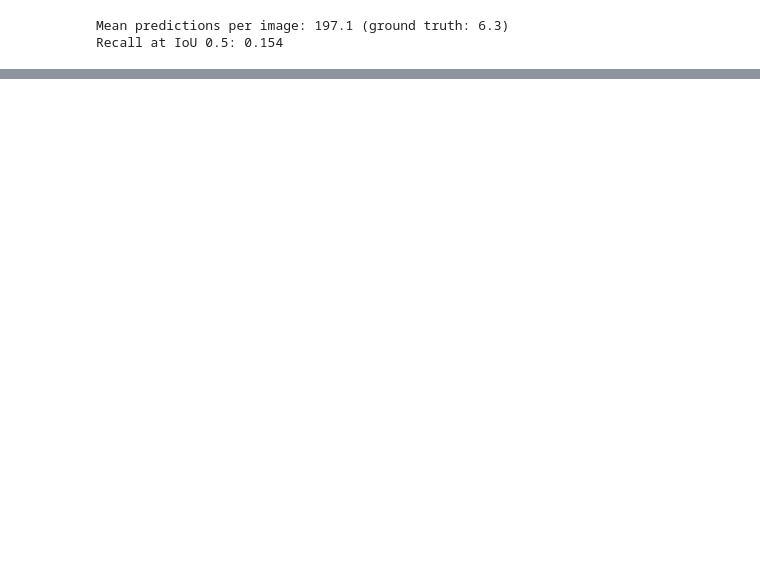
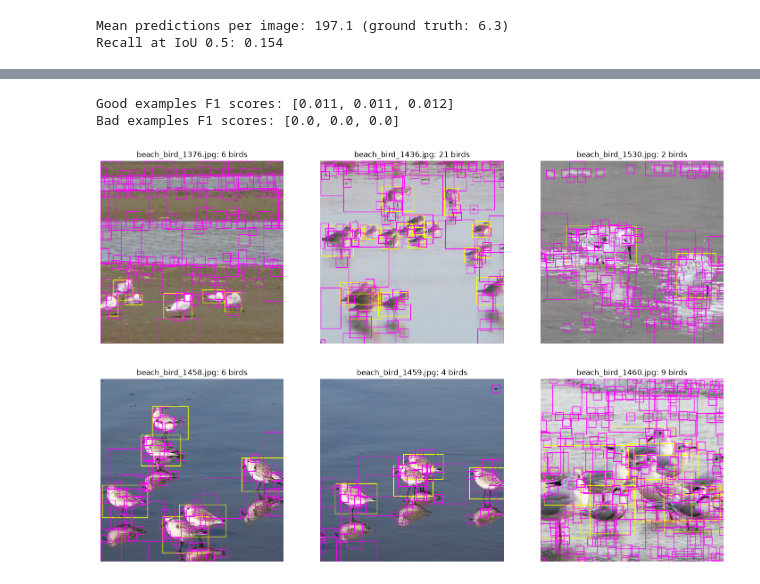
Before and after one commit to AIS170/CompVis, a Jupyter notebook: traditional_method.ipynb, the cells around one changed output, grey strips where cells are left out. Cells and saved outputs as stored; diff of their text form; code cells hidden in the pictures; blank space fills up the shorter version.

Commit message:
Updated method for gathering good and poor examples

```diff
--- a/traditional_method.ipynb
+++ b/traditional_method.ipynb
@@ -134,0 +91,64 @@ show_plt(worst_samples, worst_predictions, 3)
+# %%
+# Calculate F1 for each validation image.
+f1_scores = []
+
+for img_idx, ((pred_boxes, pred_scores), gt_boxes) in enumerate(zip(val_predictions, val_GT_boxes)):
+    matched_gt = np.zeros(len(gt_boxes), dtype=bool)
+    matches = 0
+
+    # Highest confidence predictions claim GT boxes first
+    for pred_idx in np.argsort(-pred_scores):
+        if len(gt_boxes) == 0:
+            break
+
+        iou_scores = calc_iou(pred_boxes[pred_idx], gt_boxes)
+        iou_scores[matched_gt] = 0
+        best_match_idx = int(iou_scores.argmax())
+
+        if iou_scores[best_match_idx] >= 0.5:
+            matched_gt[best_match_idx] = True
+            matches += 1
+
+    false_pos = len(pred_boxes) - matches
+    false_neg = len(gt_boxes) - matches
+    denom = 2 * matches + false_pos + false_neg
+    f1 = 1.0 if denom == 0 else 2 * matches / denom
+    f1_scores.append((f1, img_idx))
+
+f1_scores.sort()
+
+# Take 3 good and 3 bad examples from around the 80th and 20th percentiles so that we aren't using extreme outliers
+good_pos = int(0.8 * len(f1_scores))
+bad_pos = int(0.2 * len(f1_scores))
+
+best_img_idxs = []
+for _, img_idx in f1_scores[good_pos - 1:good_pos + 2]:
+    best_img_idxs.append(img_idx)
+
+worst_img_idxs = []
+for _, img_idx in f1_scores[bad_pos - 1:bad_pos + 2]:
+    worst_img_idxs.append(img_idx)
+
+print("Good examples F1 scores:", [round(f1_scores[s][0], 3) for s in range(good_pos - 1, good_pos + 2)])
+print("Bad examples F1 scores:", [round(f1_scores[s][0], 3) for s in range(bad_pos - 1, bad_pos + 2)])
+
+# Retrieve the corresponding samples and predictions.
+best_samples = []
+best_predictions = []
+for img_idx in best_img_idxs:
+    best_samples.append(val_samples[img_idx])
+    best_predictions.append(val_predictions[img_idx])
+
+worst_samples = []
+worst_predictions = []
+for img_idx in worst_img_idxs:
+    worst_samples.append(val_samples[img_idx])
+    worst_predictions.append(val_predictions[img_idx])
+
+show_plt(best_samples, best_predictions, 3)
+show_plt(worst_samples, worst_predictions, 3)
+# %% [output]
+Good examples F1 scores: [0.011, 0.011, 0.012]
+Bad examples F1 scores: [0.0, 0.0, 0.0]
+[figure, added]
+[figure, added]
```
Also changed, not shown: parts of 4 cells of this notebook.
